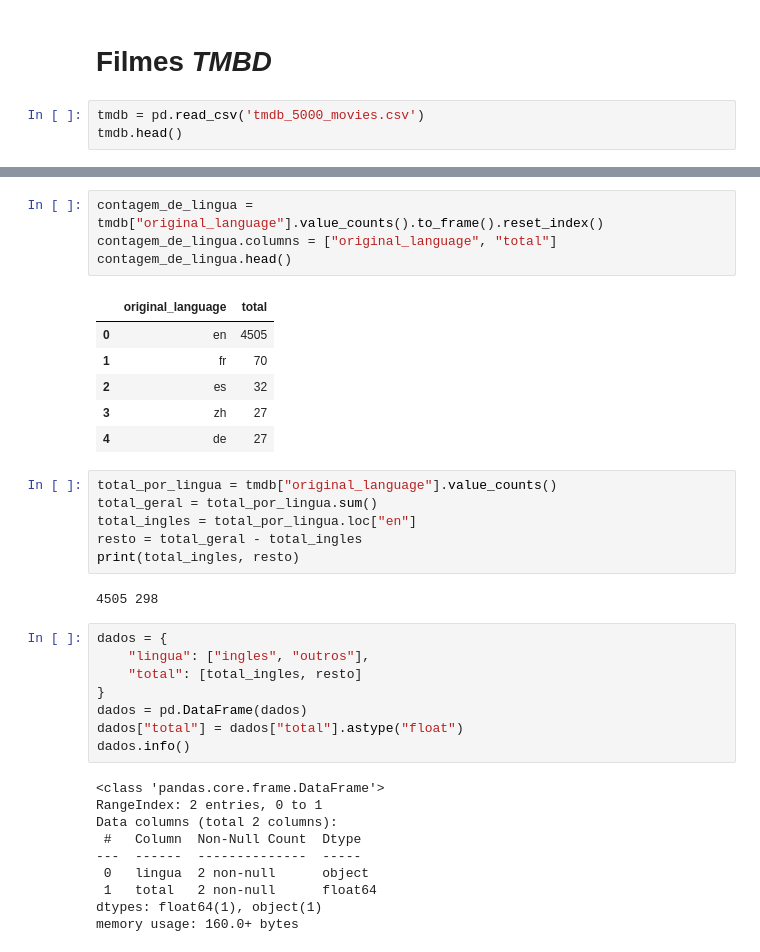
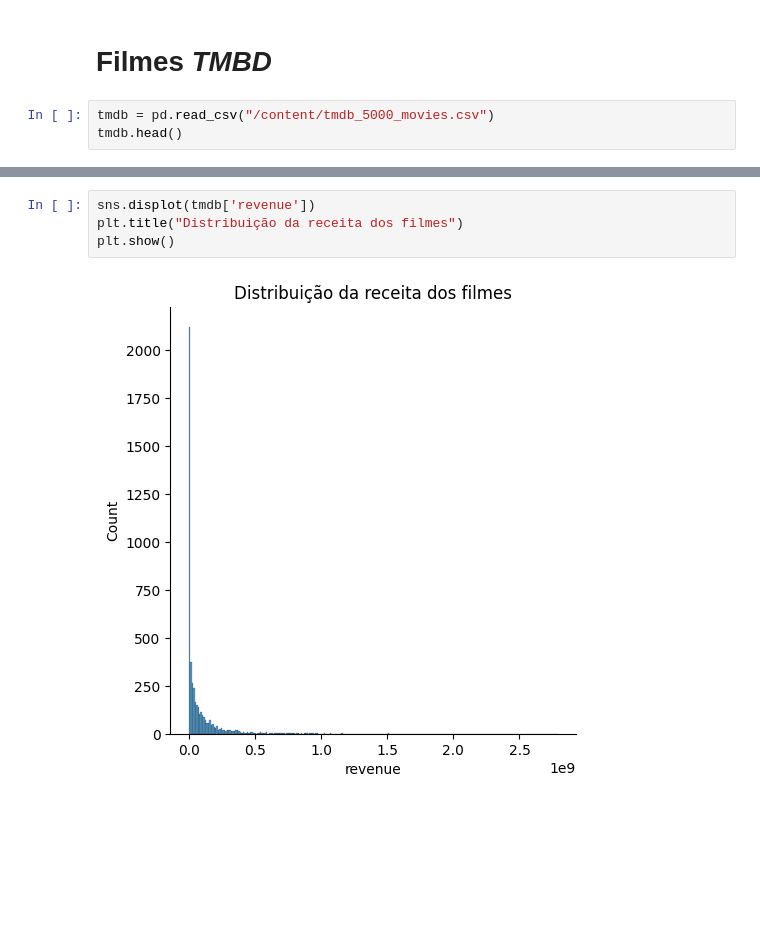
Before and after one commit to Barabarr/data_science, a Jupyter notebook: Introdução_a_Data_Science.ipynb, the cells around one changed output, grey strips where cells are left out. Saved outputs shown, nothing was run; the diff lists cells and outputs as text; blank space fills up the shorter version.

Commit message:
atualizaçao notebook data Science

```diff
--- a/Introdução_a_Data_Science.ipynb
+++ b/Introdução_a_Data_Science.ipynb
@@ -158,7 +153,7 @@ Text(0.5, 1.0, 'Histograma das médias dos filmes')
 # %% [markdown]
 # Filmes *TMBD*
 # %%
-tmdb = pd.read_csv('tmdb_5000_movies.csv')
+tmdb = pd.read_csv("/content/tmdb_5000_movies.csv")
 tmdb.head()
 # %% [output]
 |  | budget | genres | homepage | id | keywords | original_language | original_title | overview | ... |
@@ -197,37 +165,6 @@ Name: count, dtype: int64
-# %%
-contagem_de_lingua = tmdb["original_language"].value_counts().to_frame().reset_index()
-contagem_de_lingua.columns = ["original_language", "total"]
-contagem_de_lingua.head()
-# %% [output]
-|  | original_language | total |
-| 0 | en | 4505 |
-| 1 | fr | 70 |
-| 2 | es | 32 |
-| 3 | zh | 27 |
-| 4 | de | 27 |
-# %%
-total_por_lingua = tmdb["original_language"].value_counts()
-total_geral = total_por_lingua.sum()
-total_ingles = total_por_lingua.loc["en"]
-resto = total_geral - total_ingles
-print(total_ingles, resto)
-# %% [output]
-4505 298
-# %%
-dados = {
-    "lingua": ["ingles", "outros"],
-    "total": [total_ingles, resto]
-}
-dados = pd.DataFrame(dados)
-dados["total"] = dados["total"].astype("float")
-dados.info()
-# %% [output]
-<class 'pandas.core.frame.DataFrame'>
-RangeIndex: 2 entries, 0 to 1
-Data columns (total 2 columns):
- #   Column  Non-Null Count  Dtype
----  ------  --------------  -----
- 0   lingua  2 non-null      object
- 1   total   2 non-null      float64
-dtypes: float64(1), object(1)
-memory usage: 160.0+ bytes
+# %%
+sns.displot(tmdb['revenue'])
+plt.title("Distribuição da receita dos filmes")
+plt.show()
+# %% [output]
+[figure, added]
```
Also changed, not shown: parts of 21 cells of this notebook, 6 other files.
